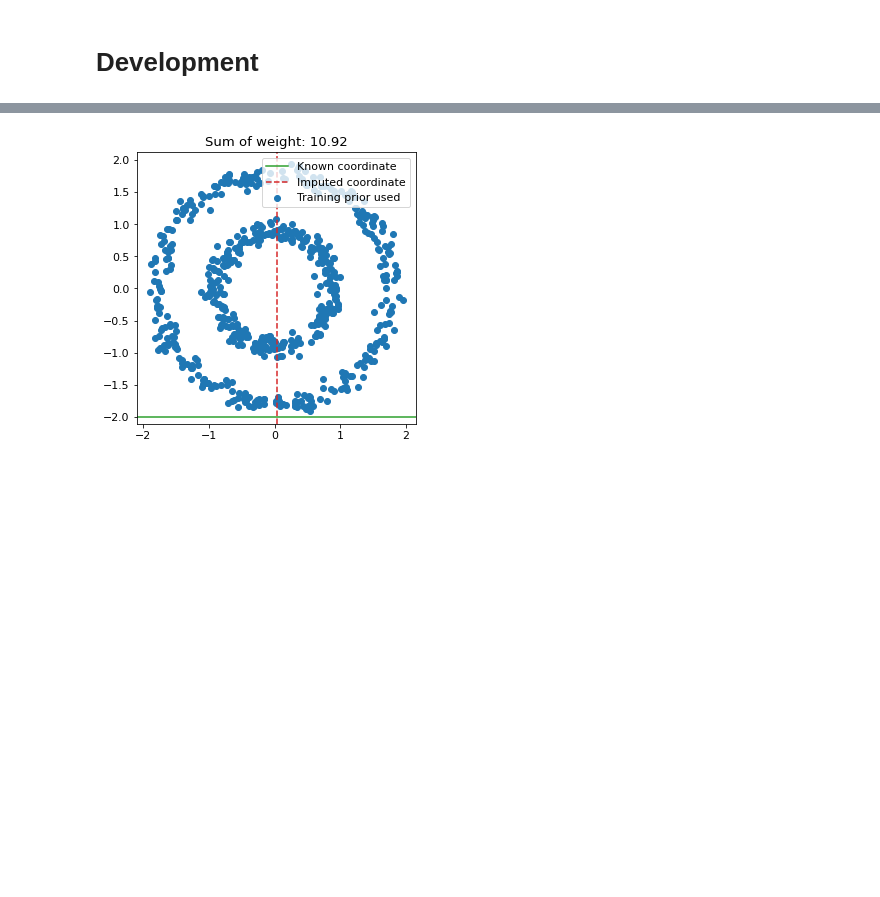
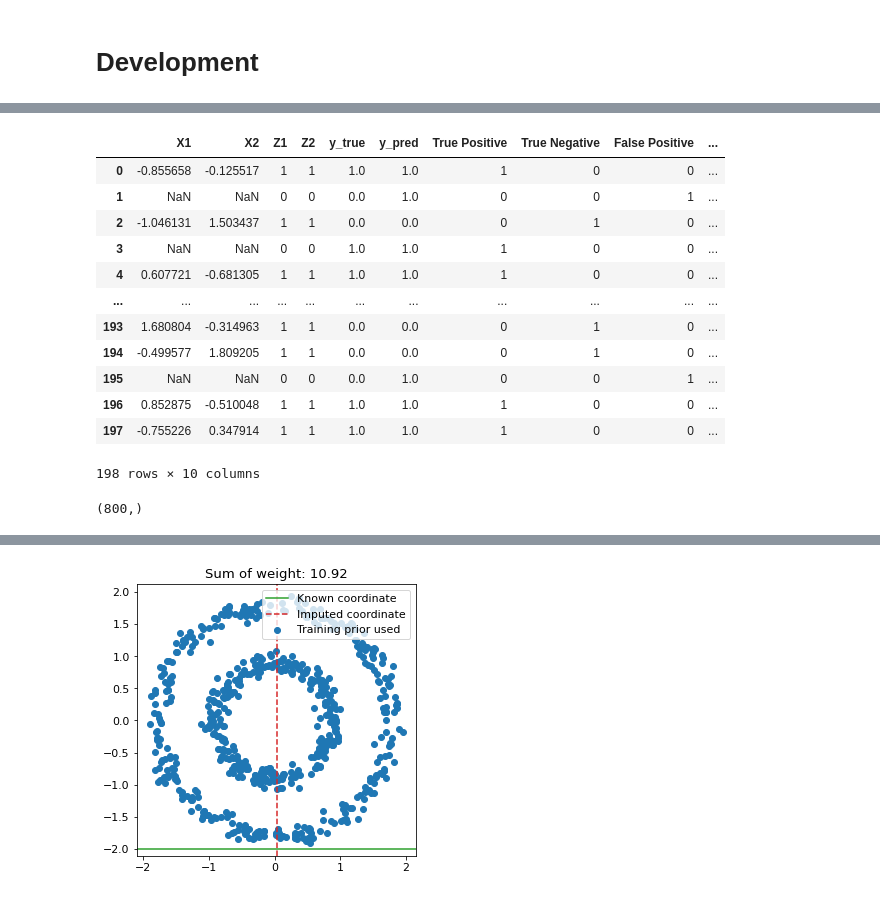
Before and after one commit to matiasdm/notes_on_stats, a Jupyter notebook: doc/sections/3_benchmarking.ipynb, the cells around one changed output, grey strips where cells are left out. Cells and saved outputs as stored; diff of their text form; code cells hidden in the pictures; blank space fills up the shorter version.

```diff
--- a/doc/sections/3_benchmarking.ipynb
+++ b/doc/sections/3_benchmarking.ipynb
@@ -336,7 +341,7 @@ exp = Experiments(dataset_name,
                   dataset_train=dataset_train,
                   dataset_test=dataset_test,
                   purpose='classification',
-                  method='custom_imputations',
+                  method='no_imputations',
                   inference_imputation=False,
                   previous_experiment=None,
                   save_experiment=False,
@@ -350,3 +355,9 @@ exp = Experiments(dataset_name,
 
 # Estimate the distributions
 exp.fit()
+
+# Estimate the distributions
+exp.predict()
+
+# Plot results
+exp.plot()
@@ -413,0 +449,20 @@ array([[        nan, -0.1255166 ],
+# %%
+exp.predictions_df
+# %% [output]
+|  | X1 | X2 | Z1 | Z2 | y_true | y_pred | True Positive | True Negative | False Positive | ... |
+| 0 | -0.855658 | -0.125517 | 1 | 1 | 1.0 | 1.0 | 1 | 0 | 0 | ... |
+| 1 | NaN | NaN | 0 | 0 | 0.0 | 1.0 | 0 | 0 | 1 | ... |
+| 2 | -1.046131 | 1.503437 | 1 | 1 | 0.0 | 0.0 | 0 | 1 | 0 | ... |
+| 3 | NaN | NaN | 0 | 0 | 1.0 | 1.0 | 1 | 0 | 0 | ... |
+| 4 | 0.607721 | -0.681305 | 1 | 1 | 1.0 | 1.0 | 1 | 0 | 0 | ... |
+| ... | ... | ... | ... | ... | ... | ... | ... | ... | ... | ... |
+| 193 | 1.680804 | -0.314963 | 1 | 1 | 0.0 | 0.0 | 0 | 1 | 0 | ... |
+| 194 | -0.499577 | 1.809205 | 1 | 1 | 0.0 | 0.0 | 0 | 1 | 0 | ... |
+| 195 | NaN | NaN | 0 | 0 | 0.0 | 1.0 | 0 | 0 | 1 | ... |
+| 196 | 0.852875 | -0.510048 | 1 | 1 | 1.0 | 1.0 | 1 | 0 | 0 | ... |
+| 197 | -0.755226 | 0.347914 | 1 | 1 | 1.0 | 1.0 | 1 | 0 | 0 | ... |
+198 rows × 10 columns
+# %%
+test_dict[0].shape
+# %% [output]
+(800,)
```
Also changed, not shown: parts of 37 cells of this notebook, 18 other files.
